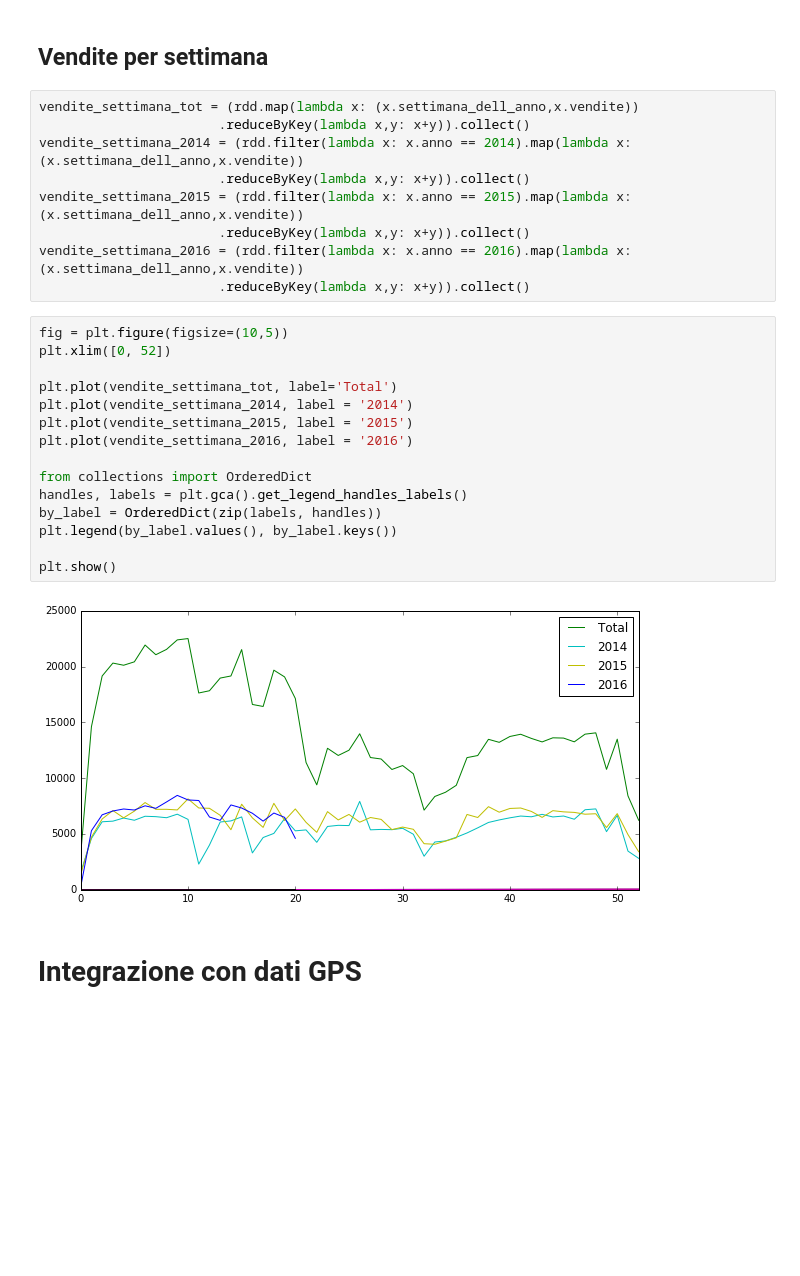
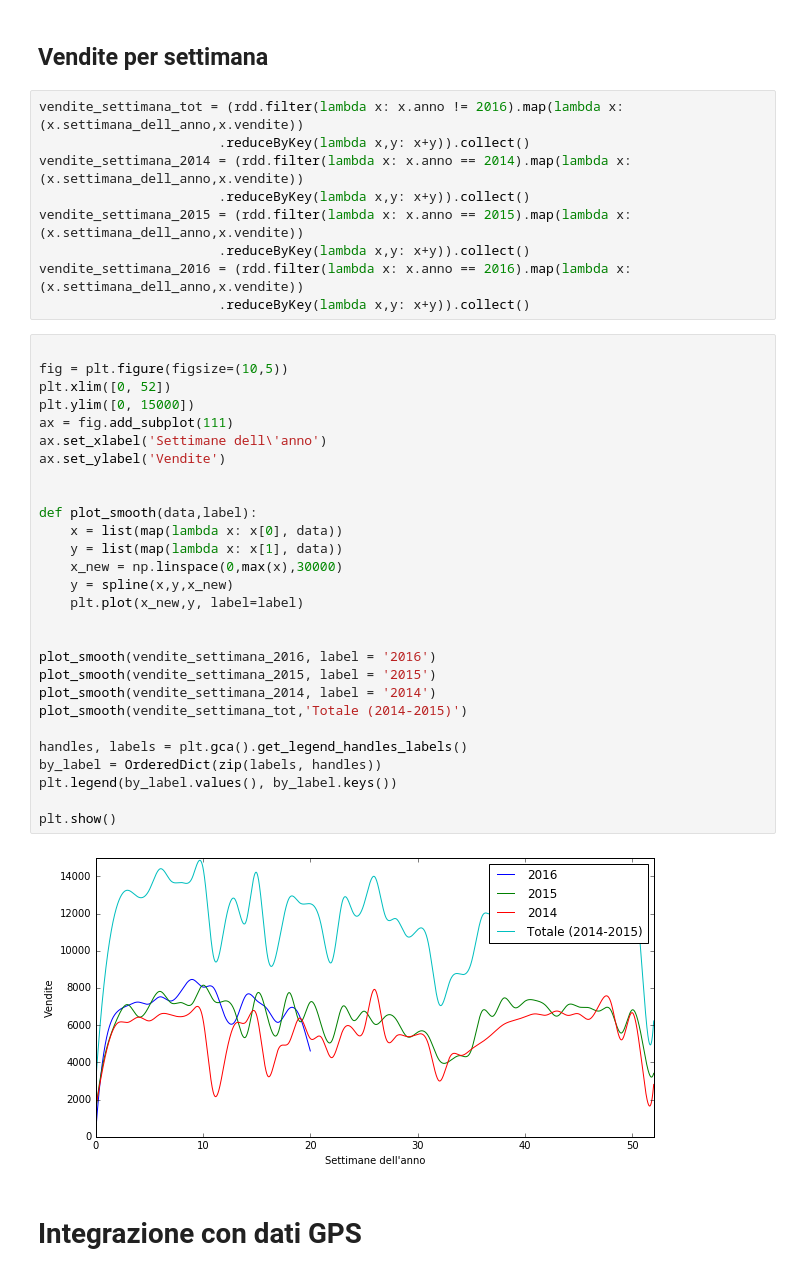
Before and after one commit to riccamastellone/BIP, a Jupyter notebook: BIP.ipynb, the cells around one changed output. Drawn from its saved outputs; the diff is of its cells as text; blank space fills up the shorter version.

Commit message:
Updated graph

```diff
--- a/BIP.ipynb
+++ b/BIP.ipynb
@@ -107,7 +109,7 @@ categorie
 Vendite per settimana
 ---
 # %%
-vendite_settimana_tot = (rdd.map(lambda x: (x.settimana_dell_anno,x.vendite))
+vendite_settimana_tot = (rdd.filter(lambda x: x.anno != 2016).map(lambda x: (x.settimana_dell_anno,x.vendite))
                        .reduceByKey(lambda x,y: x+y)).collect()
 vendite_settimana_2014 = (rdd.filter(lambda x: x.anno == 2014).map(lambda x: (x.settimana_dell_anno,x.vendite))
                        .reduceByKey(lambda x,y: x+y)).collect()
@@ -116,22 +118,35 @@ vendite_settimana_2015 = (rdd.filter(lambda x: x.anno == 2015).map(lambda x: (x.
 vendite_settimana_2016 = (rdd.filter(lambda x: x.anno == 2016).map(lambda x: (x.settimana_dell_anno,x.vendite))
                        .reduceByKey(lambda x,y: x+y)).collect()
 # %%
+
 fig = plt.figure(figsize=(10,5))
 plt.xlim([0, 52])
+plt.ylim([0, 15000])
+ax = fig.add_subplot(111)
+ax.set_xlabel('Settimane dell\'anno')
+ax.set_ylabel('Vendite')
 
-plt.plot(vendite_settimana_tot, label='Total')
-plt.plot(vendite_settimana_2014, label = '2014')
-plt.plot(vendite_settimana_2015, label = '2015')
-plt.plot(vendite_settimana_2016, label = '2016')
 
-from collections import OrderedDict
+def plot_smooth(data,label):
+    x = list(map(lambda x: x[0], data))
+    y = list(map(lambda x: x[1], data))
+    x_new = np.linspace(0,max(x),30000)
+    y = spline(x,y,x_new)
+    plt.plot(x_new,y, label=label)
+
+
+plot_smooth(vendite_settimana_2016, label = '2016')
+plot_smooth(vendite_settimana_2015, label = '2015')
+plot_smooth(vendite_settimana_2014, label = '2014')
+plot_smooth(vendite_settimana_tot,'Totale (2014-2015)')
+
 handles, labels = plt.gca().get_legend_handles_labels()
 by_label = OrderedDict(zip(labels, handles))
 plt.legend(by_label.values(), by_label.keys())
 
 plt.show()
 # %% [output]
-[figure, old version]
+[figure, new version]
 # %% [markdown]
 # Integrazione con dati GPS
 # %%
```
Also changed, not shown: parts of 1 cell of this notebook.
